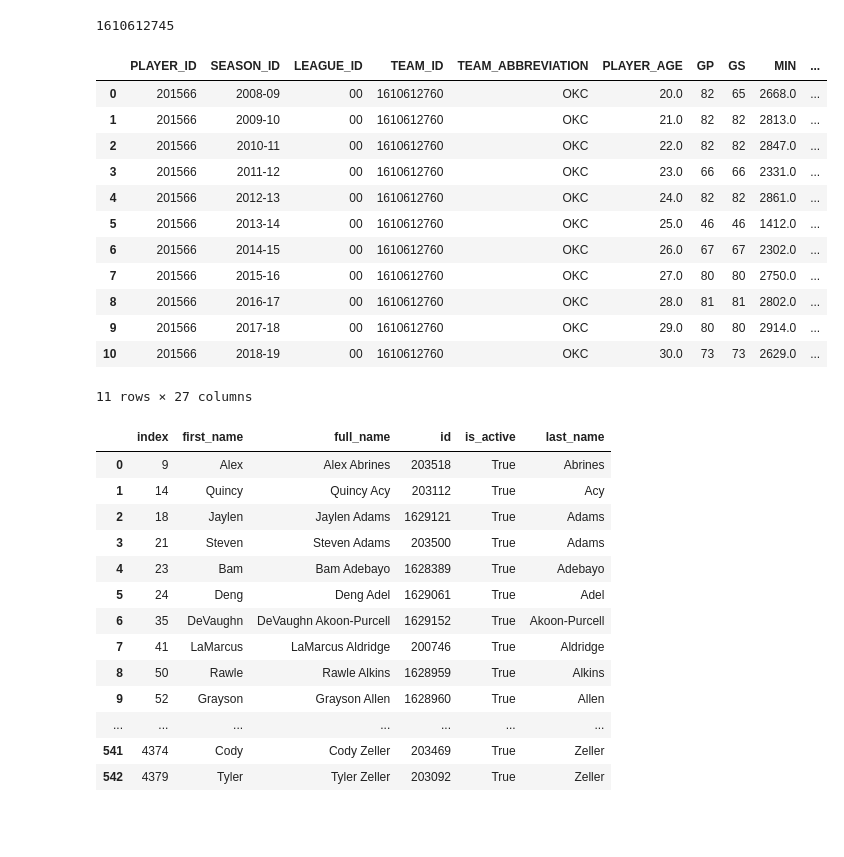
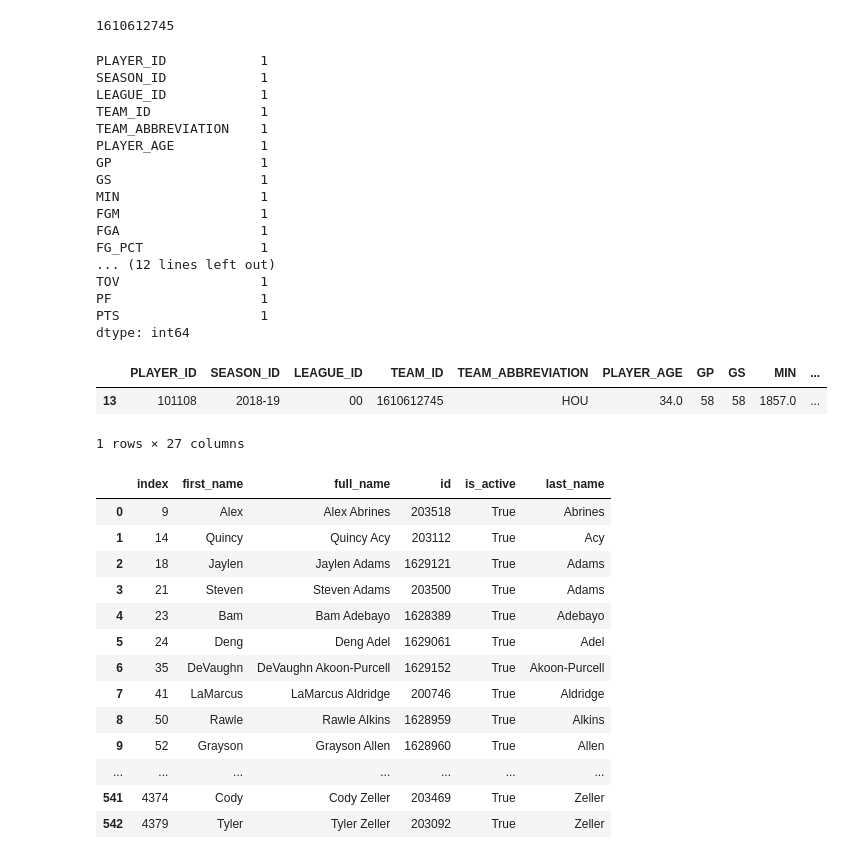
Before and after one commit to nickkeller21/Project1, a Jupyter notebook: nick/Nick Testing.ipynb, the cells around one changed output. Drawn from its saved outputs; the diff is of its cells as text; code cells hidden in the pictures; blank space fills up the shorter version.

```diff
--- a/nick/Nick Testing.ipynb
+++ b/nick/Nick Testing.ipynb
@@ -19,25 +22,35 @@ rockets_id
 1610612745
 # %%
 RW_career = pcs.PlayerCareerStats(player_id='201566')
-RW_career_df = RW_career.get_data_frames()[0]
-RW_career_df.count()
-RW_career_df
-#yearthrees = pd.DataFrame({"Years":RW_career_df["SEASON_ID"],
-                           #"FG3%":["FG3_PCT"]})
-#yearthrees
-#RW_career.get_data_frames()[0]
-#.to_csv("0.csv")
+RW_career_df = RW_career.get_data_frames()[1]
+RW_seasons_df = RW_career.get_data_frames()[0]
+RW_2018_2019_df = RW_seasons_df[len(RW_seasons_df)-1:]
+RW_2018_2019_df.count()
 # %% [output]
-|  | PLAYER_ID | SEASON_ID | LEAGUE_ID | TEAM_ID | TEAM_ABBREVIATION | PLAYER_AGE | GP | GS | MIN | ... |
-| 0 | 201566 | 2008-09 | 00 | 1610612760 | OKC | 20.0 | 82 | 65 | 2668.0 | ... |
-| 1 | 201566 | 2009-10 | 00 | 1610612760 | OKC | 21.0 | 82 | 82 | 2813.0 | ... |
-| 2 | 201566 | 2010-11 | 00 | 1610612760 | OKC | 22.0 | 82 | 82 | 2847.0 | ... |
-| 3 | 201566 | 2011-12 | 00 | 1610612760 | OKC | 23.0 | 66 | 66 | 2331.0 | ... |
-| 4 | 201566 | 2012-13 | 00 | 1610612760 | OKC | 24.0 | 82 | 82 | 2861.0 | ... |
-| 5 | 201566 | 2013-14 | 00 | 1610612760 | OKC | 25.0 | 46 | 46 | 1412.0 | ... |
-| 6 | 201566 | 2014-15 | 00 | 1610612760 | OKC | 26.0 | 67 | 67 | 2302.0 | ... |
-| 7 | 201566 | 2015-16 | 00 | 1610612760 | OKC | 27.0 | 80 | 80 | 2750.0 | ... |
-| 8 | 201566 | 2016-17 | 00 | 1610612760 | OKC | 28.0 | 81 | 81 | 2802.0 | ... |
-| 9 | 201566 | 2017-18 | 00 | 1610612760 | OKC | 29.0 | 80 | 80 | 2914.0 | ... |
-| 10 | 201566 | 2018-19 | 00 | 1610612760 | OKC | 30.0 | 73 | 73 | 2629.0 | ... |
-11 rows × 27 columns
+PLAYER_ID            1
+SEASON_ID            1
+LEAGUE_ID            1
+TEAM_ID              1
+TEAM_ABBREVIATION    1
+PLAYER_AGE           1
+GP                   1
+GS                   1
+MIN                  1
+FGM                  1
+FGA                  1
+FG_PCT               1
+... (12 lines left out)
+TOV                  1
+PF                   1
+PTS                  1
+dtype: int64
+# %%
+CP_career = pcs.PlayerCareerStats(player_id='101108')
+CP_career_df = CP_career.get_data_frames()[1]
+CP_seasons_df = CP_career.get_data_frames()[0]
+CP_2018_2019_df = CP_seasons_df[len(CP_seasons_df)-1:]
+CP_2018_2019_df
+# %% [output]
+|  | PLAYER_ID | SEASON_ID | LEAGUE_ID | TEAM_ID | TEAM_ABBREVIATION | PLAYER_AGE | GP | GS | MIN | ... |
+| 13 | 101108 | 2018-19 | 00 | 1610612745 | HOU | 34.0 | 58 | 58 | 1857.0 | ... |
+1 rows × 27 columns
```
Also changed, not shown: parts of 9 cells of this notebook.
